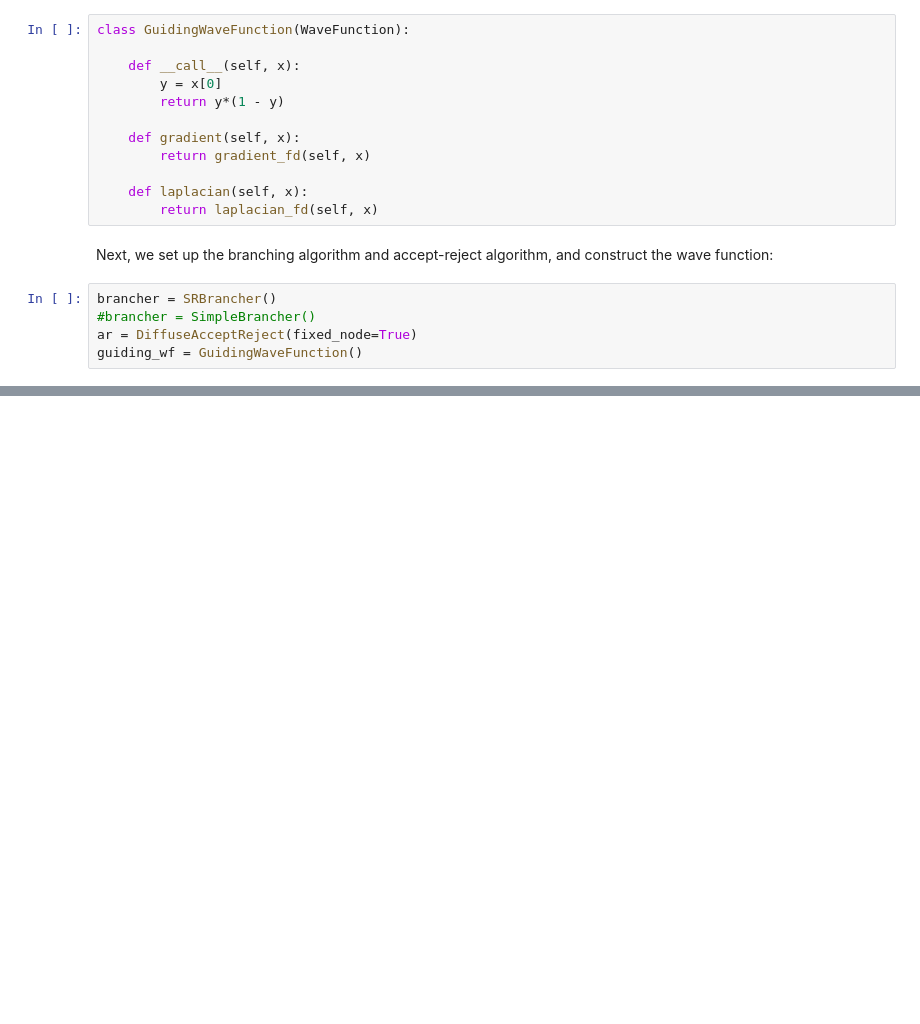
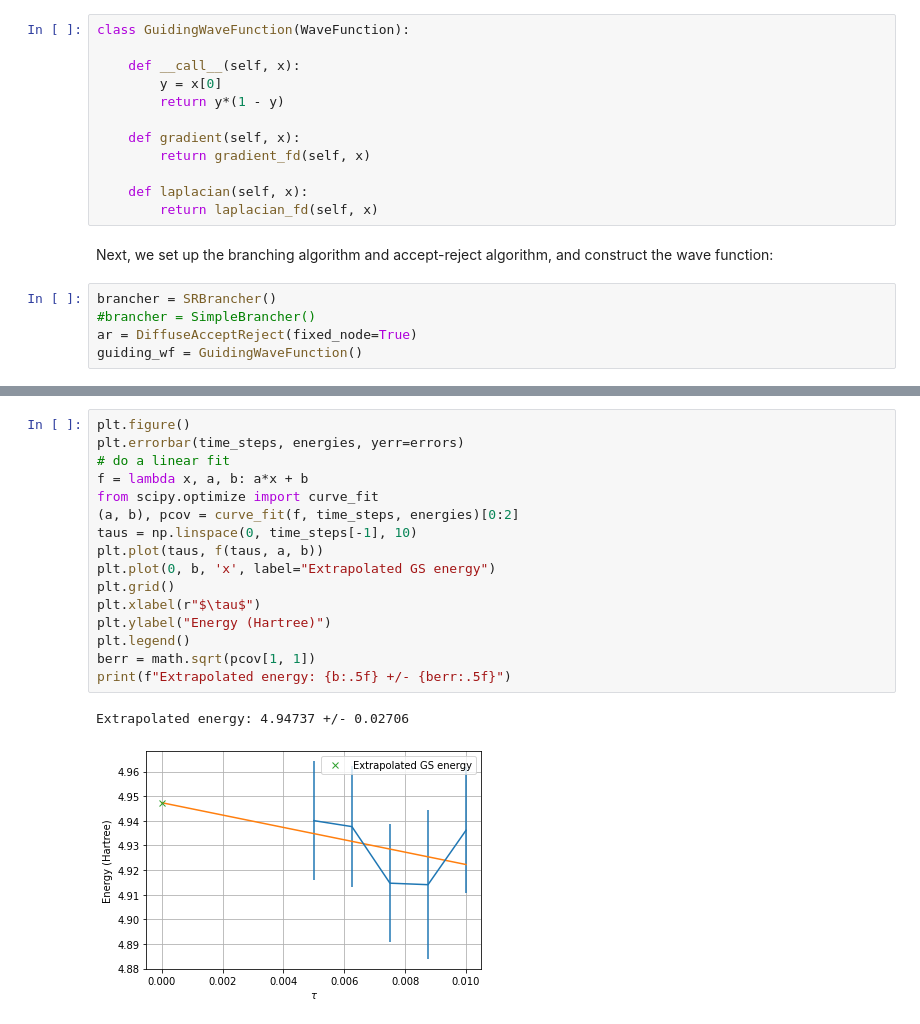
Before and after one commit to Jvanrhijn/pydmc, a Jupyter notebook: examples/pib_1d.ipynb, the cells around one changed output, grey strips where cells are left out. Cells and saved outputs as stored; diff of their text form; blank space fills up the shorter version.

```diff
--- a/examples/pib_1d.ipynb
+++ b/examples/pib_1d.ipynb
@@ -96,0 +117,19 @@ plt.show()
+# %%
+plt.figure()
+plt.errorbar(time_steps, energies, yerr=errors)
+# do a linear fit
+f = lambda x, a, b: a*x + b
+from scipy.optimize import curve_fit
+(a, b), pcov = curve_fit(f, time_steps, energies)[0:2]
+taus = np.linspace(0, time_steps[-1], 10)
+plt.plot(taus, f(taus, a, b))
+plt.plot(0, b, 'x', label="Extrapolated GS energy")
+plt.grid()
+plt.xlabel(r"$\tau$")
+plt.ylabel("Energy (Hartree)")
+plt.legend()
+berr = math.sqrt(pcov[1, 1])
+print(f"Extrapolated energy: {b:.5f} +/- {berr:.5f}")
+# %% [output]
+Extrapolated energy: 4.94737 +/- 0.02706
+[figure, added]
```
Also changed, not shown: parts of 11 cells of this notebook, 2 other files.
